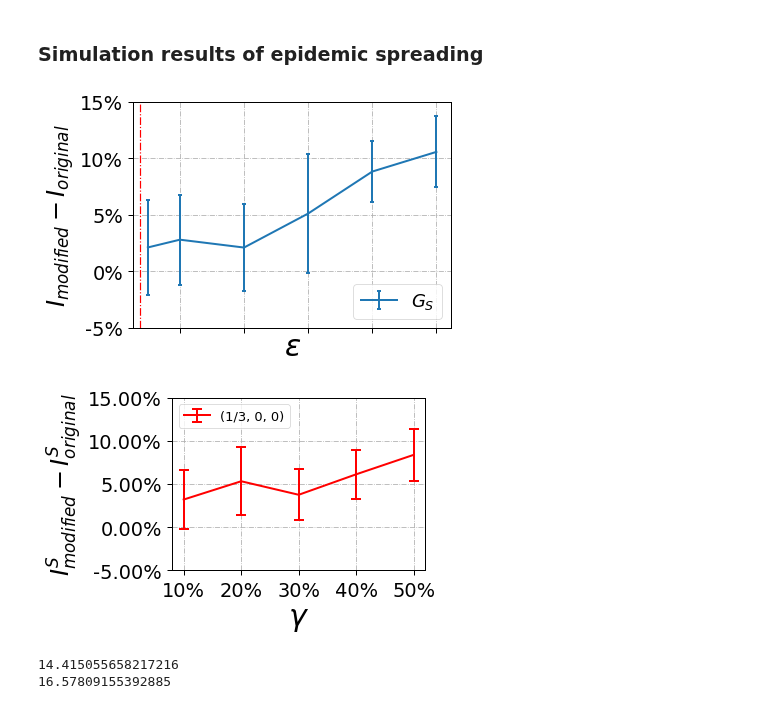
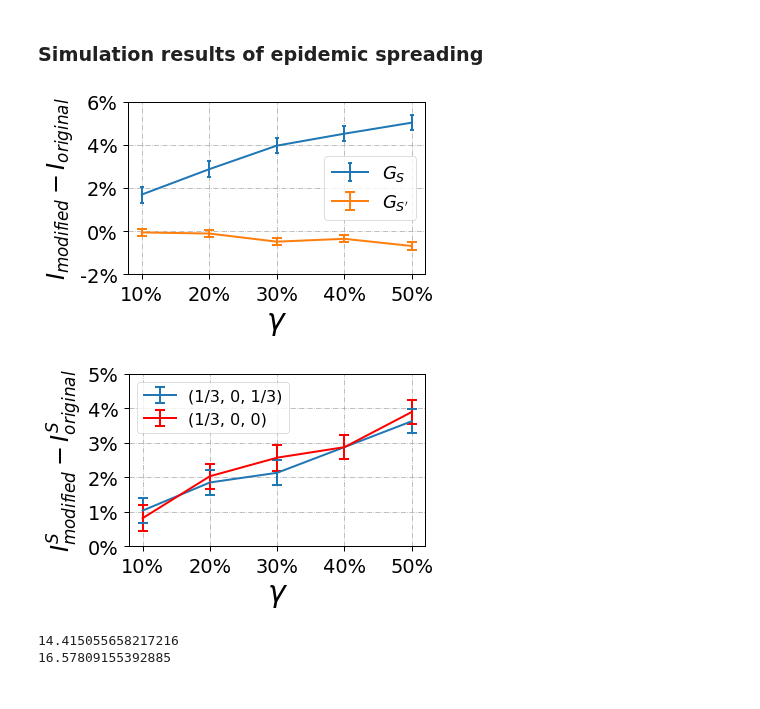
Before and after one commit to marsplus/attack-graph-code, a Jupyter notebook: src/data-analysis.ipynb, the cells around one changed output. Cells and saved outputs as stored; diff of their text form; code cells hidden in the pictures.

```diff
--- a/src/data-analysis.ipynb
+++ b/src/data-analysis.ipynb
@@ -23,11 +26,11 @@ plt.rcParams['font.weight'] = 'medium'
 # %% [markdown]
 ### Simulation results of epidemic spreading
 # %%
-graph_type = 'Airport'
+graph_type = 'Brain'
 graph_weight = 'weighted'
 mode = 'min_eigcent_SP'
-GAMMA = 0.5
-TAU = 0.1
+GAMMA = 0.24
+TAU = 0.2
 numExp = 1 if graph_type in ['Email', 'Airport', 'Protein', 'Brain'] else 30
 
 
@@ -40,7 +43,7 @@ min_budget = {
 }
 
 
-with open('../result/{}/{}/{}-SIS/Gamma-{:.2f}---Tau-{:.2f}-robustness/{}_numExp_{}_SIS_equalAlpha.p'.format(\
+with open('../result/{}/{}/{}-SIS/Gamma-{:.2f}---Tau-{:.2f}/{}_numExp_{}_SIS_equalAlpha.p'.format(\
                                                 graph_weight, mode, graph_type, GAMMA, TAU, graph_type, numExp), 'rb') as fid:
     data = pickle.load(fid)
 data = data[~(data['ratio targets'].isin([0]) & data['ratio bystanders'].isin([0]))]
@@ -49,64 +52,64 @@ data = data.dropna()
 
 SP_err = []
 Key = 'ratio bystanders'
-for budget in [0.05, 0.1, 0.2, 0.3, 0.4, 0.5]:
+for budget in [0.1, 0.2, 0.3, 0.4, 0.5]:
     a = data[data['graph'].isin(['attacked']) & data['budget'].isin([budget])][Key]
     a.index = range(len(a))
     b = data[data['graph'].isin(['original']) & data['budget'].isin([budget])][Key]
     b.index = range(len(b))
     SP_err.append((a-b).sem() * 1.96)
 
 S_err = []
 Key = 'ratio targets'
-for budget in [0.05, 0.1, 0.2, 0.3, 0.4, 0.5]:
+for budget in [0.1, 0.2, 0.3, 0.4, 0.5]:
     a = data[data['graph'].isin(['attacked']) & data['budget'].isin([budget])][Key]
     a.index = range(len(a))
     b = data[data['graph'].isin(['original']) & data['budget'].isin([budget])][Key]
     b.index = range(len(b))
     S_err.append((a-b).sem() * 1.96)
 
 
 S_attacked = data.pivot_table(index=['graph', 'budget'])['ratio targets']['attacked']
 S_original = data.pivot_table(index=['graph', 'budget'])['ratio targets']['original']
 
 SP_attacked = data.pivot_table(index=['graph', 'budget'])['ratio bystanders']['attacked']
 SP_original = data.pivot_table(index=['graph', 'budget'])['ratio bystanders']['original']
 
 S_diff  = S_attacked - S_original
 SP_diff = SP_attacked - SP_original
 
-plt.tick_params(
-    axis='x',          # changes apply to the x-axis
-    which='both',      # both major and minor ticks are affected
-    bottom=True,      # ticks along the bottom edge are off
-    top=False,         # ticks along the top edge are off
-    labelbottom=False) # labels along the bottom edge are off
+# plt.tick_params(
+#     axis='x',          # changes apply to the x-axis
+#     which='both',      # both major and minor ticks are affected
+#     bottom=True,      # ticks along the bottom edge are off
+#     top=False,         # ticks along the top edge are off
+#     labelbottom=False) # labels along the bottom edge are off
 
 # x = [0.1, 0.2, 0.3, 0.4, 0.5]
-x = [0.05, 0.1, 0.2, 0.3, 0.4, 0.5]
+x = [0.1, 0.2, 0.3, 0.4, 0.5]
 plt.errorbar(x, S_diff, yerr=S_err, label='$G_S$', linewidth=2, markersize=2, capsize=2, elinewidth=2, markeredgewidth=2)
-# plt.errorbar(x, SP_diff, yerr=SP_err, label='$G_{S\'}$', linewidth=2, markersize=7, capsize=5, elinewidth=2, markeredgewidth=2)
-# plt.xticks(x, [ '10%', '20%', '30%', '40%', '50%'])
-plt.axvline(x=min_budget[graph_type], linestyle='-.', color='r')
+plt.errorbar(x, SP_diff, yerr=SP_err, label='$G_{S\'}$', linewidth=2, markersize=7, capsize=5, elinewidth=2, markeredgewidth=2)
+plt.xticks(x, [ '10%', '20%', '30%', '40%', '50%'])
+# plt.axvline(x=min_budget[graph_type], linestyle='-.', color='r')
 ax = plt.gca()
 plt.yticks(ax.get_yticks(),  ['%.0f%%' % (i*100) for i in ax.get_yticks()])
-plt.xlabel('$\epsilon$', fontsize=30)
+plt.xlabel('$\gamma$', fontsize=30)
 plt.ylabel('$I_{modified} - I_{original}$', fontsize=24)
-plt.legend(loc='lower right', prop={'weight':'bold', 'size': 18})
+plt.legend(loc='center right', prop={'weight':'bold', 'size': 18})
 plt.grid(linestyle='-.')
 plt.tight_layout()
-# plt.savefig('../result/figure/{}/{}_numExp_{}_{}_robustness.pdf'.format(graph_weight, graph_type, numExp, graph_weight))
+plt.savefig('../result/figure/{}/{}_numExp_{}_{}_overall.pdf'.format(graph_weight, graph_type, numExp, graph_weight))
 # %% [output]
-[figure, old version]
+[figure, new version]
 # %%
 ## Control experiments
 
-graph_type = 'Airport'
+graph_type = 'Brain'
 TARGET = '3rd'
 graph_weight = 'weighted'
 mode = 'min_eigcent_SP'
-GAMMA = 0.5
-TAU = 0.1
+GAMMA = 0.24
+TAU = 0.2
 
 numExp = 1 if graph_type in ['Email', 'Airport', 'Protein', 'Brain'] else 30
 Key = 'ratio targets' if TARGET not in ['2nd'] else 'ratio bystanders'
@@ -165,24 +168,24 @@ legend_mapping = {
     '2nd': ['(1/3, 1/3, 1/3)', '(1/3, 0, 1/3)'],
     '3rd': ['(1/3, 0, 1/3)', '(1/3, 0, 0)'],
 }
-# plt.errorbar(x, S_diff, yerr=S_err, label=legend_mapping[TARGET][0], linewidth=2, markersize=7,
-#              capsize=5, elinewidth=2, markeredgewidth=2)
+plt.errorbar(x, S_diff, yerr=S_err, label=legend_mapping[TARGET][0], linewidth=2, markersize=7,
+             capsize=5, elinewidth=2, markeredgewidth=2)
 plt.errorbar(x, S_diff_control, yerr=S_err_alpha3_zero, label=legend_mapping[TARGET][1], linewidth=2, markersize=7, \
              capsize=5, elinewidth=2, markeredgewidth=2, color='r')
 plt.xticks(x, ['10%', '20%', '30%', '40%', '50%'])
 ax = plt.gca()
-plt.yticks(ax.get_yticks(),  ['%.2f%%' % (i*100) for i in ax.get_yticks()])
+plt.yticks(ax.get_yticks(),  ['%.0f%%' % (i*100) for i in ax.get_yticks()])
 plt.xlabel('$\gamma$', fontsize=30)
 if TARGET in ['1st', '3rd']:
     plt.ylabel('$I_{modified}^S - I_{original}^{S}$', fontsize=24)
 else:
     plt.ylabel('$I_{modified}^{S\'} - I_{original}^{S\'}$', fontsize=24)
-plt.legend(fontsize=13, loc='upper left')
+plt.legend(fontsize=16, loc='upper left')
 plt.grid(linestyle='-.')
 plt.tight_layout()
-# plt.savefig('../result/figure/{}/{}_numExp_{}_controlExp_{}_{}_higherThreshold.pdf'.format(graph_weight, graph_type, numExp, graph_weight, TARGET))
+plt.savefig('../result/figure/{}/{}_numExp_{}_controlExp_{}_{}.pdf'.format(graph_weight, graph_type, numExp, graph_weight, TARGET))
 # %% [output]
-[figure, old version]
+[figure, new version]
 # %%
 ### the statisticas about the largest eigenvlaues of BTER networks ###
 import seaborn
```
Also changed, not shown: parts of 1 cell of this notebook, 3 other files.
